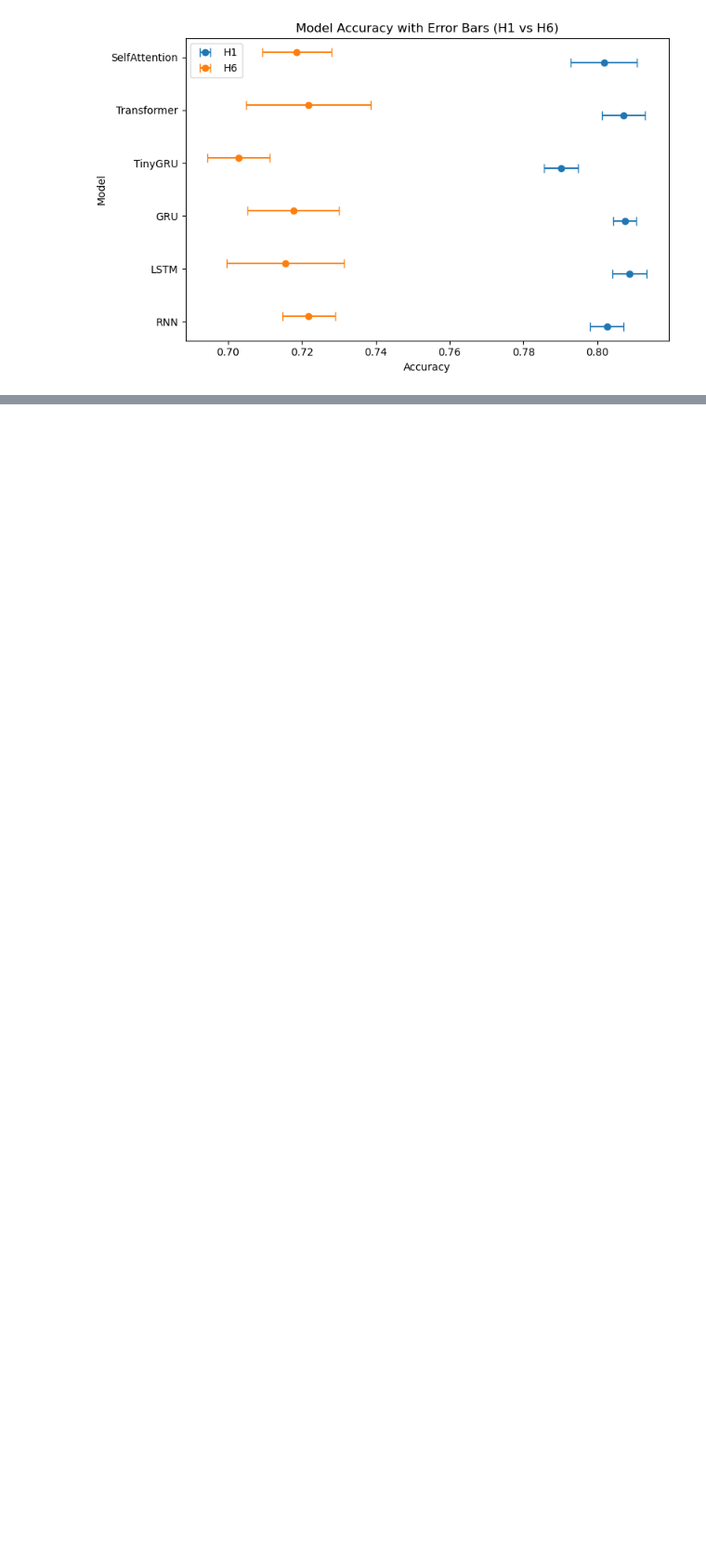
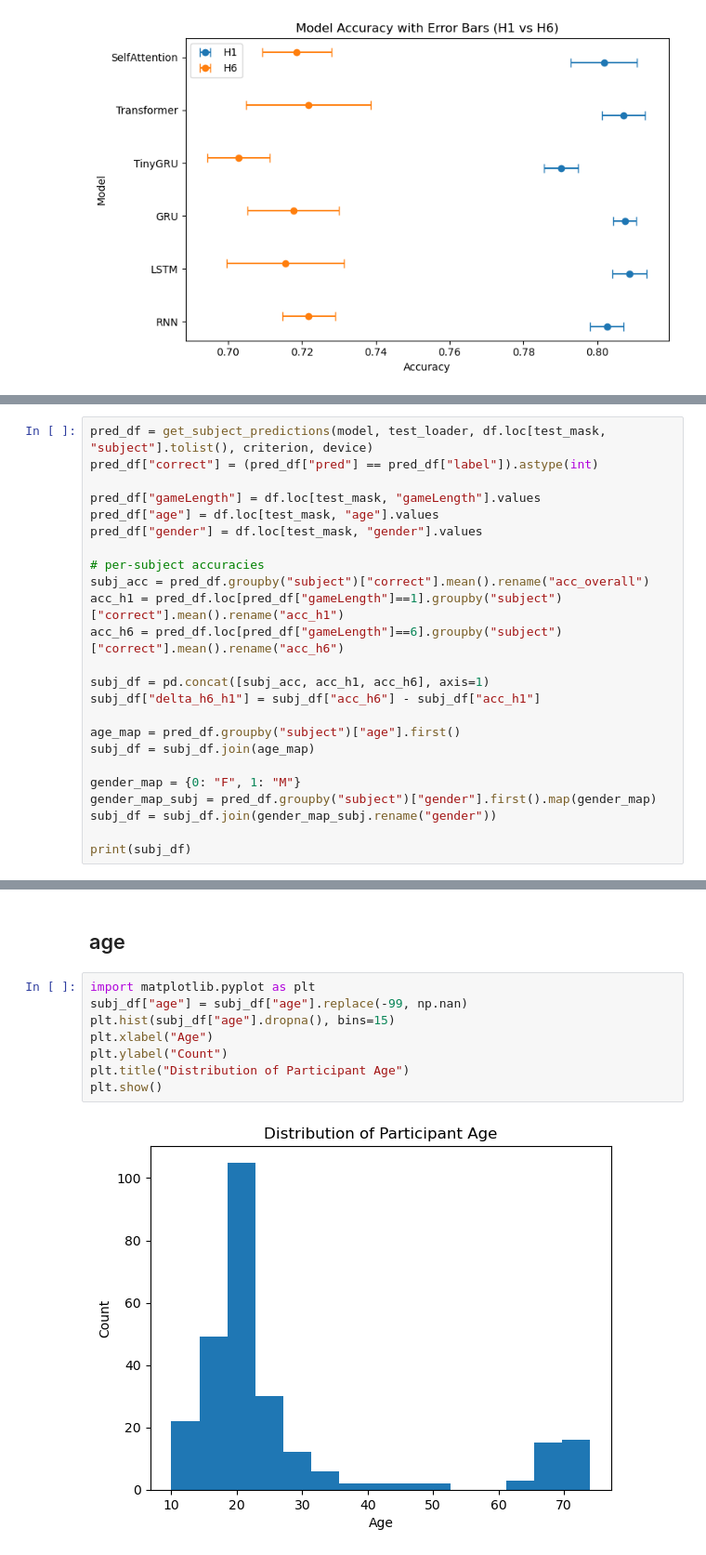
Before and after one commit to althealuo/Horizon, a Jupyter notebook: Horizon_individual_diff.ipynb, the cells around one changed output, grey strips where cells are left out. Shown at 93% size. Cells and saved outputs as stored; diff of their text form; blank space fills up the shorter version.

Commit message:
added age and gender analysis

```diff
--- a/Horizon_individual_diff.ipynb
+++ b/Horizon_individual_diff.ipynb
@@ -709,0 +735,24 @@ plt.show()
+# %%
+pred_df = get_subject_predictions(model, test_loader, df.loc[test_mask, "subject"].tolist(), criterion, device)
+pred_df["correct"] = (pred_df["pred"] == pred_df["label"]).astype(int)
+
+pred_df["gameLength"] = df.loc[test_mask, "gameLength"].values
+pred_df["age"] = df.loc[test_mask, "age"].values
+pred_df["gender"] = df.loc[test_mask, "gender"].values
+
+# per-subject accuracies
+subj_acc = pred_df.groupby("subject")["correct"].mean().rename("acc_overall")
+acc_h1 = pred_df.loc[pred_df["gameLength"]==1].groupby("subject")["correct"].mean().rename("acc_h1")
+acc_h6 = pred_df.loc[pred_df["gameLength"]==6].groupby("subject")["correct"].mean().rename("acc_h6")
+
+subj_df = pd.concat([subj_acc, acc_h1, acc_h6], axis=1)
+subj_df["delta_h6_h1"] = subj_df["acc_h6"] - subj_df["acc_h1"]
+
+age_map = pred_df.groupby("subject")["age"].first()
+subj_df = subj_df.join(age_map)
+
+gender_map = {0: "F", 1: "M"}
+gender_map_subj = pred_df.groupby("subject")["gender"].first().map(gender_map)
+subj_df = subj_df.join(gender_map_subj.rename("gender"))
+
+print(subj_df)
@@ -709,0 +775,12 @@ plt.show()
+# %% [markdown]
+## age
+# %%
+import matplotlib.pyplot as plt
+subj_df["age"] = subj_df["age"].replace(-99, np.nan)
+plt.hist(subj_df["age"].dropna(), bins=15)
+plt.xlabel("Age")
+plt.ylabel("Count")
+plt.title("Distribution of Participant Age")
+plt.show()
+# %% [output]
+[figure, added]
```
Also changed, not shown: parts of 10 cells of this notebook.
